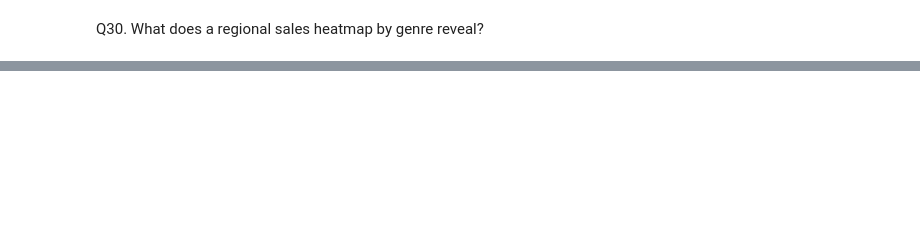
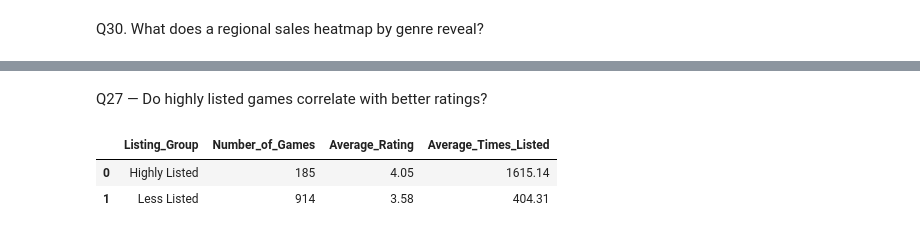
Before and after one commit to surjisudha/Game-Analytics-PowerBI, a Jupyter notebook: Game_Analytics_&_Sales_Intelligence_Dashboard.ipynb, the cells around one changed output, grey strips where cells are left out. Saved outputs shown, nothing was run; the diff lists cells and outputs as text; code cells hidden in the pictures; blank space fills up the shorter version.

```diff
--- a/Game_Analytics_&_Sales_Intelligence_Dashboard.ipynb
+++ b/Game_Analytics_&_Sales_Intelligence_Dashboard.ipynb
@@ -1501,0 +1548,25 @@ Role-Playing    167.64    113.19     81.21        34.79
+# %% [markdown]
+Q27 — Do highly listed games correlate with better ratings?
+# %%
+query = """
+SELECT
+    CASE
+        WHEN g."Times Listed" >= 1000 THEN 'Highly Listed'
+        ELSE 'Less Listed'
+    END AS Listing_Group,
+    COUNT(DISTINCT g.Title) AS Number_of_Games,
+    ROUND(AVG(g.Rating), 2) AS Average_Rating,
+    ROUND(AVG(g."Times Listed"), 2) AS Average_Times_Listed
+FROM games_clean AS g
+WHERE g.Rating IS NOT NULL
+  AND g."Times Listed" IS NOT NULL
+GROUP BY Listing_Group
+ORDER BY Average_Rating DESC;
+"""
+
+result = pd.read_sql_query(query, conn)
+result
+# %% [output]
+|  | Listing_Group | Number_of_Games | Average_Rating | Average_Times_Listed |
+| 0 | Highly Listed | 185 | 4.05 | 1615.14 |
+| 1 | Less Listed | 914 | 3.58 | 404.31 |
```
Also changed, not shown: parts of 150 cells of this notebook.
